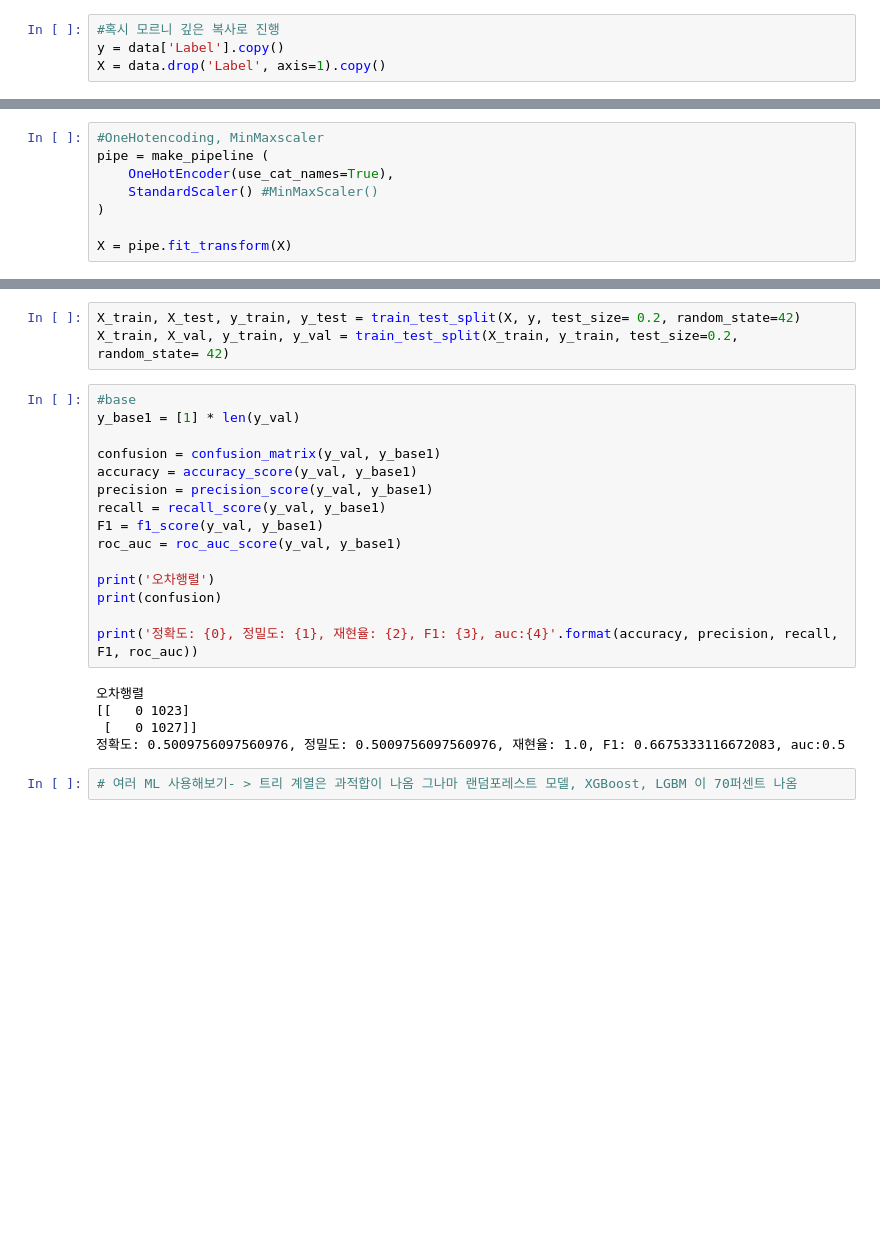
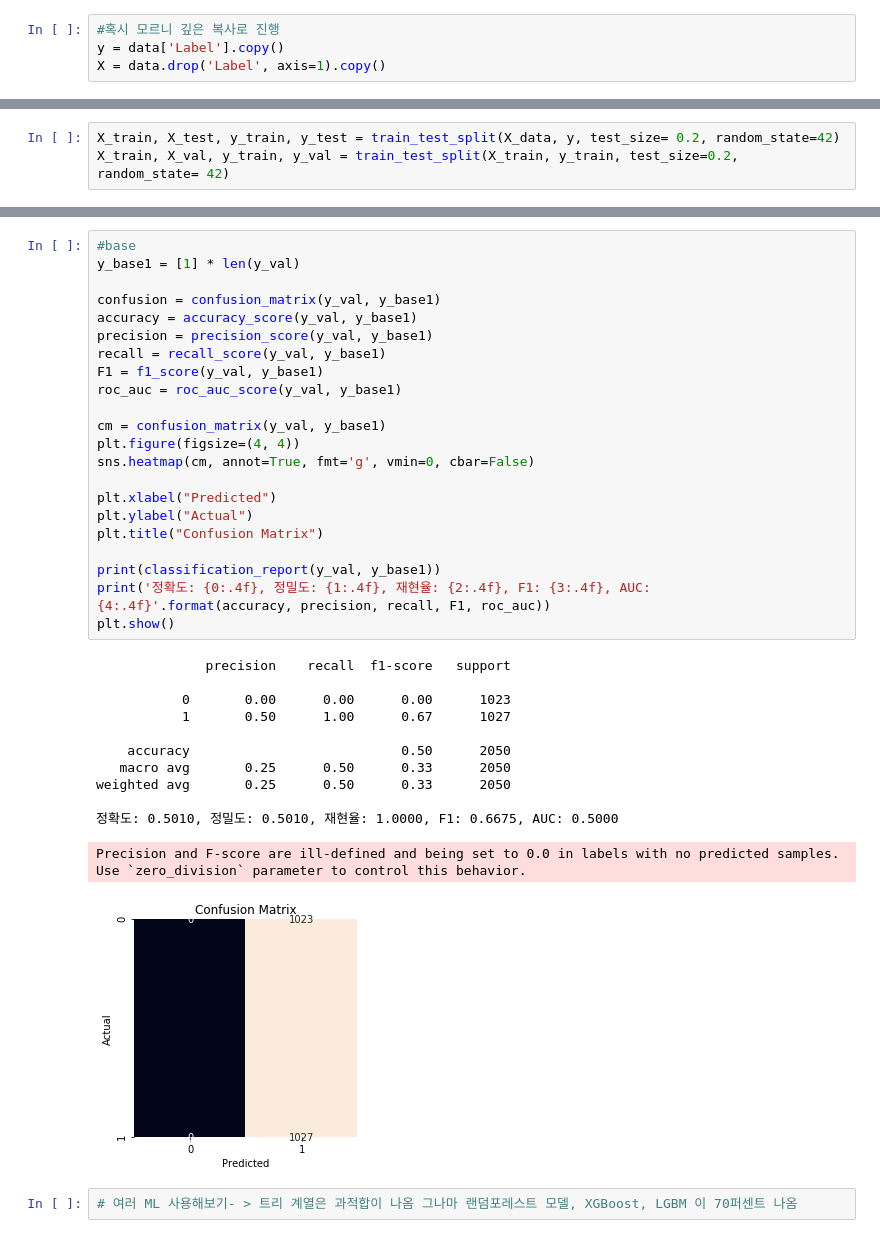
Before and after one commit to sanha-hwang/EEG_project, a Jupyter notebook: Project_EEG.ipynb, the cells around one changed output, grey strips where cells are left out. Drawn from its saved outputs; the diff is of its cells as text; blank space fills up the shorter version.

```diff
--- a/Project_EEG.ipynb
+++ b/Project_EEG.ipynb
@@ -149,8 +201,0 @@ def eval(test, pred= None, proba=None):
-# %%
-#OneHotencoding, MinMaxscaler
-pipe = make_pipeline (
-    OneHotEncoder(use_cat_names=True),
-    StandardScaler() #MinMaxScaler()
-)
-
-X = pipe.fit_transform(X)
@@ -157 +215,4 @@ X = pipe.fit_transform(X)
+# %%
+X_train, X_test, y_train, y_test = train_test_split(X_data, y, test_size= 0.2, random_state=42)
+X_train, X_val, y_train, y_val = train_test_split(X_train, y_train, test_size=0.2, random_state= 42)
 # %%
@@ -161,26 +222,38 @@ X.shape
-# %%
-X_train, X_test, y_train, y_test = train_test_split(X, y, test_size= 0.2, random_state=42)
-X_train, X_val, y_train, y_val = train_test_split(X_train, y_train, test_size=0.2, random_state= 42)
 # %%
 #base
 y_base1 = [1] * len(y_val)
 
 confusion = confusion_matrix(y_val, y_base1)
 accuracy = accuracy_score(y_val, y_base1)
 precision = precision_score(y_val, y_base1)
 recall = recall_score(y_val, y_base1)
 F1 = f1_score(y_val, y_base1)
 roc_auc = roc_auc_score(y_val, y_base1)
 
-print('오차행렬')
-print(confusion)
+cm = confusion_matrix(y_val, y_base1)
+plt.figure(figsize=(4, 4))
+sns.heatmap(cm, annot=True, fmt='g', vmin=0, cbar=False)
 
-print('정확도: {0}, 정밀도: {1}, 재현율: {2}, F1: {3}, auc:{4}'.format(accuracy, precision, recall, F1, roc_auc))
+plt.xlabel("Predicted")
+plt.ylabel("Actual")
+plt.title("Confusion Matrix")
+
+print(classification_report(y_val, y_base1))
+print('정확도: {0:.4f}, 정밀도: {1:.4f}, 재현율: {2:.4f}, F1: {3:.4f}, AUC: {4:.4f}'.format(accuracy, precision, recall, F1, roc_auc))
+plt.show()
 # %% [output]
-오차행렬
-[[   0 1023]
- [   0 1027]]
-정확도: 0.5009756097560976, 정밀도: 0.5009756097560976, 재현율: 1.0, F1: 0.6675333116672083, auc:0.5
+              precision    recall  f1-score   support
+
+           0       0.00      0.00      0.00      1023
+           1       0.50      1.00      0.67      1027
+
+    accuracy                           0.50      2050
+   macro avg       0.25      0.50      0.33      2050
+weighted avg       0.25      0.50      0.33      2050
+
+정확도: 0.5010, 정밀도: 0.5010, 재현율: 1.0000, F1: 0.6675, AUC: 0.5000
+Precision and F-score are ill-defined and being set to 0.0 in labels with no predicted samples. Use `zero_division` parameter to control this behavior.
+[figure, added]
 # %%
 # 여러 ML 사용해보기- > 트리 계열은 과적합이 나옴 그나마 랜덤포레스트 모델, XGBoost, LGBM 이 70퍼센트 나옴
 # %%
```
Also changed, not shown: parts of 35 cells of this notebook.
